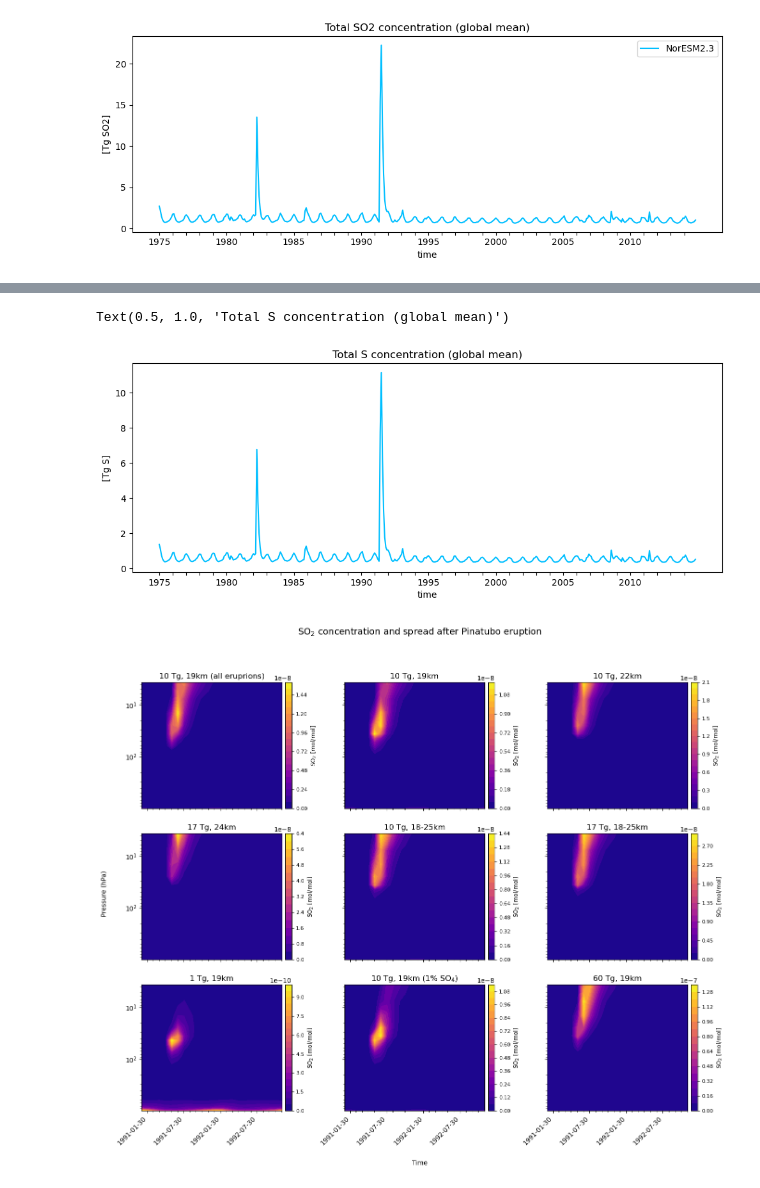
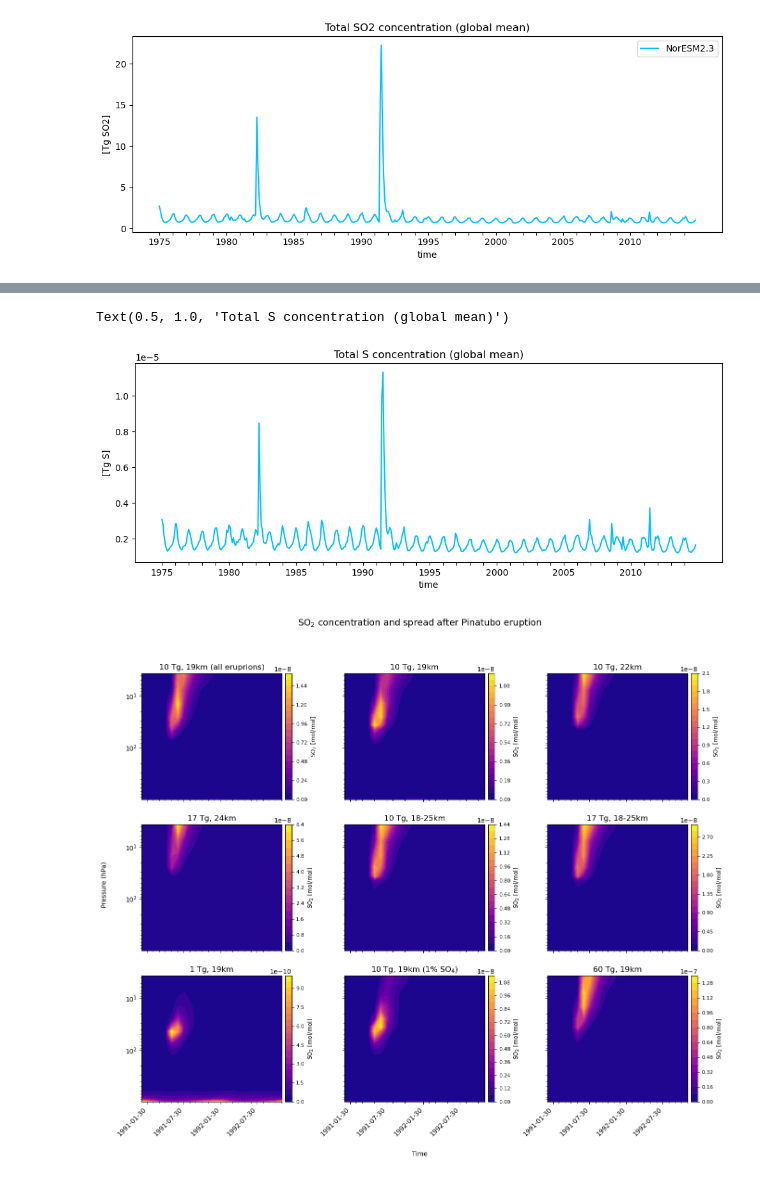
Before and after one commit to EliHHogemo/master_thesis, a Jupyter notebook: sulfur_pinatubo.ipynb, the cells around one changed output, grey strips where cells are left out. Cells and saved outputs as stored; diff of their text form; code cells hidden in the pictures.

```diff
--- a/sulfur_pinatubo.ipynb
+++ b/sulfur_pinatubo.ipynb
@@ -162,23 +299,23 @@ K = (Ms/Mair) * Matmos *10**(-12)
 # %%
 lat = ds_19["lat"]
 weighted_lat = np.cos(np.deg2rad(lat))
-so2 = ds_19["SO2"].weighted(weighted_lat).mean(dim=["lat", "lon", "lev"])
-so2_tg = so2 * K
+so2 = ds_19["cb_SO2"].weighted(weighted_lat).mean(dim=["lat", "lon"])
+so2_tg = so2
 
 plt.figure(figsize=(10, 4))
 so2_tg.plot(color = "deepskyblue", label = "NorESM2.3")
 plt.ylabel("[Tg S]")
 years = np.arange(1975, 2015)
 year_ticks = [cftime.DatetimeNoLeap(int(y), 1, 1) for y in years]
 plt.xticks(
     year_ticks,
     [str(y) if y % 5 == 0 else '' for y in years]
 )
 plt.tight_layout()
 plt.title("Total S concentration (global mean)")
 # %% [output]
 Text(0.5, 1.0, 'Total S concentration (global mean)')
-[figure, old version]
+[figure, new version]
 # %%
 so2_profile_19 = ds_19["SO2"].weighted(weighted_lat)
 so2_time_lev_19 = so2_profile_19.mean(dim=['lat','lon'])
```
Also changed, not shown: parts of 11 cells of this notebook, 5 other files.
